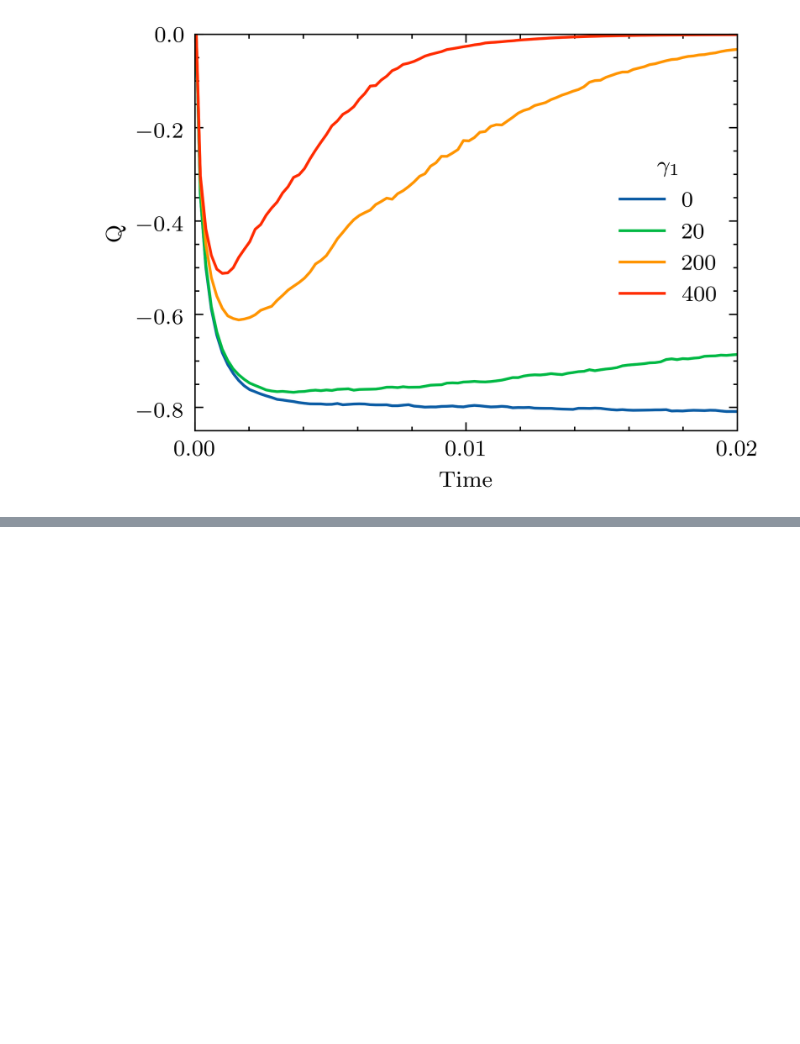
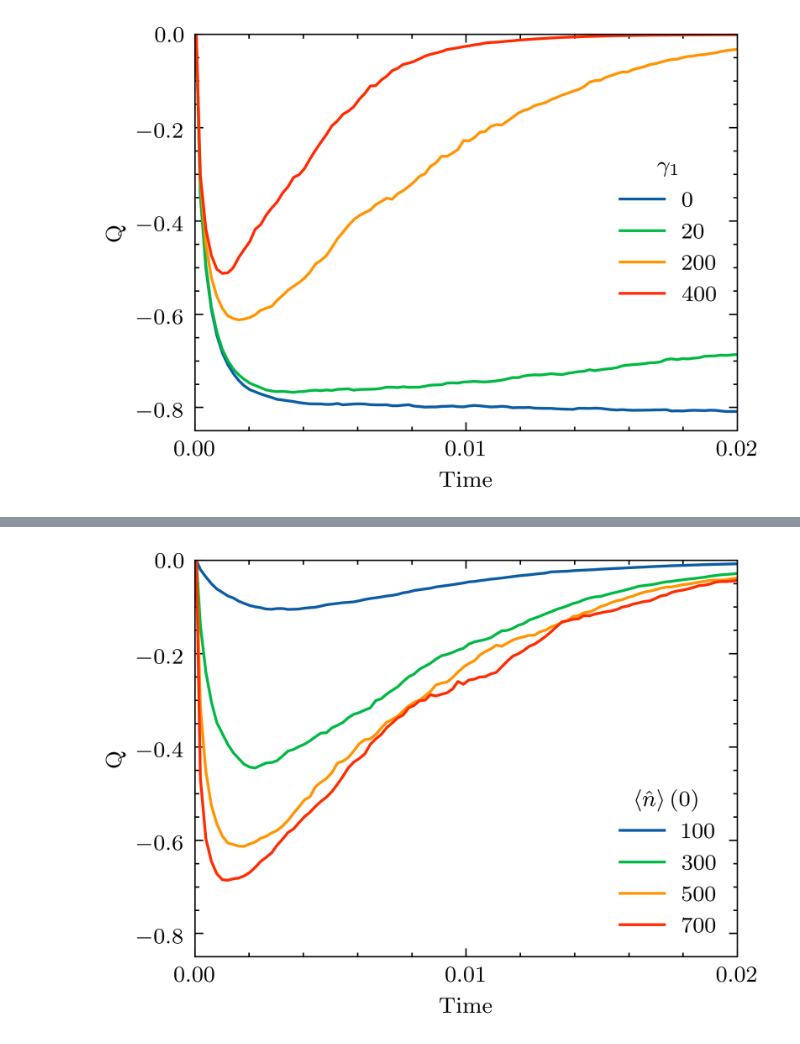
Before and after one commit to mtqoi/Thesis, a Jupyter notebook: Images/phog/PhoG_single_mode_model_graphs_(section_3)_LAPTOP.ipynb, the cells around one changed output, grey strips where cells are left out. Drawn from its saved outputs; the diff is of its cells as text; code cells hidden in the pictures; blank space fills up the shorter version.

Commit message:
Beginning to talk about two-mode model.

```diff
--- a/Images/phog/PhoG_single_mode_model_graphs_(section_3)_LAPTOP.ipynb
+++ b/Images/phog/PhoG_single_mode_model_graphs_(section_3)_LAPTOP.ipynb
@@ -1600,0 +1603,10 @@ fig.savefig("Q_paper_fig3_alpha500_vargamma1.png", dpi=300)
+# %%
+gamma_1_test = 200
+gamma_2_test = param2gamma2(2, 432, 0)
+gamma_3_test = param2gamma3(2, 432, 0)
+# %%
+sol100 = single_mode_solver_modified("mc", 140, 10, gamma_1_test, gamma_2_test, gamma_3_test)
+sol300 = single_mode_solver_modified("mc", 364, np.sqrt(300), gamma_1_test, gamma_2_test, gamma_3_test)
+sol500 = single_mode_solver_modified("mc", 581, np.sqrt(500), gamma_1_test, gamma_2_test, gamma_3_test)
+
+sol700 = single_mode_solver_modified("mc", 794, np.sqrt(700), gamma_1_test, gamma_2_test, gamma_3_test)
@@ -1600,0 +1631,23 @@ fig.savefig("Q_paper_fig3_alpha500_vargamma1.png", dpi=300)
+# %%
+times=np.linspace(0, 0.02, 100)
+# %%
+fig, ax = plt.subplots()
+
+ax.plot(times, mandelQ(sol100), label="100")
+ax.plot(times, mandelQ(sol300), label="300")
+ax.plot(times, mandelQ(sol500), label="500")
+ax.plot(times, mandelQ(sol700), label="700")
+
+ax.set(xlabel="Time")
+ax.set(ylabel="Q")
+# ax.legend(loc=0)
+ax.legend(title = "$\\langle \hat{n} \\rangle \\left(0\\right)$", loc=0)
+ax.autoscale(tight=True)
+ax.set_ylim([-0.85, 0.0]);
+
+plt.xticks([0.0, 0.01, 0.02]);
+
+fig.savefig("Q_paper_fig3_gamma1200_varalpha.pdf")
+fig.savefig("Q_paper_fig3_gamma1200_varalpha.png", dpi=300)
+# %% [output]
+[figure, added]
```
Also changed, not shown: parts of 3 cells of this notebook, 1 other file.
